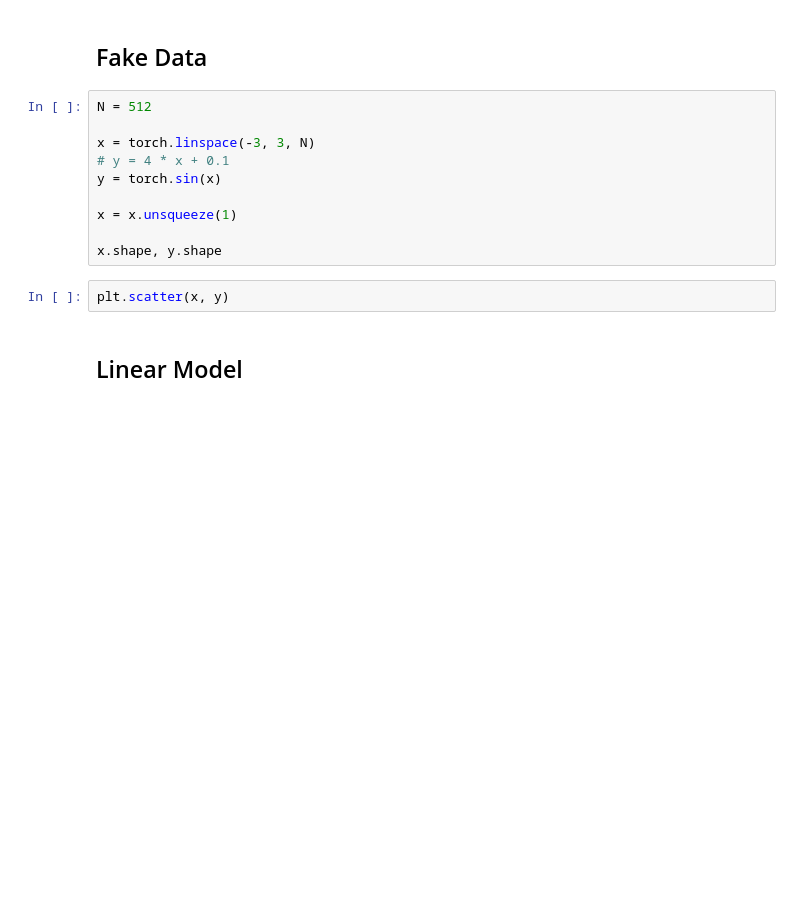
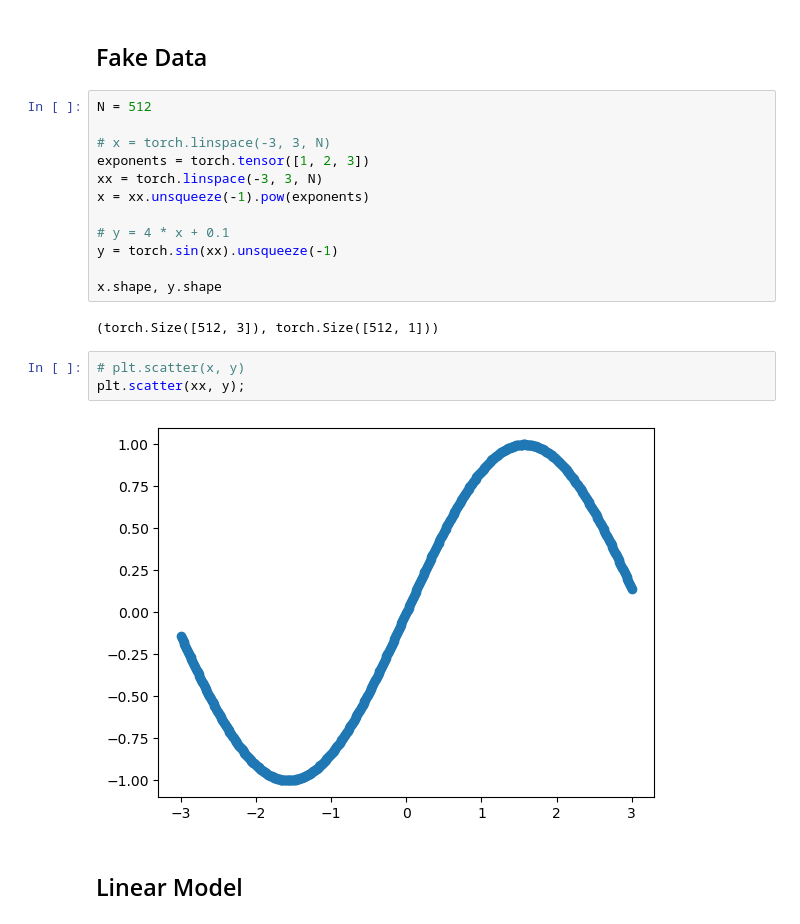
Before and after one commit to anthonyjclark/cs152spring25, a Jupyter notebook: Lectures/07-Optimization/SimpleDemoFakeData.ipynb, the cells around one changed output. Cells and saved outputs as stored; diff of their text form; blank space fills up the shorter version.

```diff
--- a/Lectures/07-Optimization/SimpleDemoFakeData.ipynb
+++ b/Lectures/07-Optimization/SimpleDemoFakeData.ipynb
@@ -7,15 +7,22 @@ import matplotlib.pyplot as plt
 # %%
 N = 512
 
-x = torch.linspace(-3, 3, N)
+# x = torch.linspace(-3, 3, N)
+exponents = torch.tensor([1, 2, 3])
+xx = torch.linspace(-3, 3, N)
+x = xx.unsqueeze(-1).pow(exponents)
+
 # y = 4 * x + 0.1
-y = torch.sin(x)
-
-x = x.unsqueeze(1)
+y = torch.sin(xx).unsqueeze(-1)
 
 x.shape, y.shape
+# %% [output]
+(torch.Size([512, 3]), torch.Size([512, 1]))
 # %%
-plt.scatter(x, y)
+# plt.scatter(x, y)
+plt.scatter(xx, y);
+# %% [output]
+[figure, added]
 # %% [markdown]
 ## Linear Model
 # %%
```
Also changed, not shown: parts of 6 cells of this notebook.
